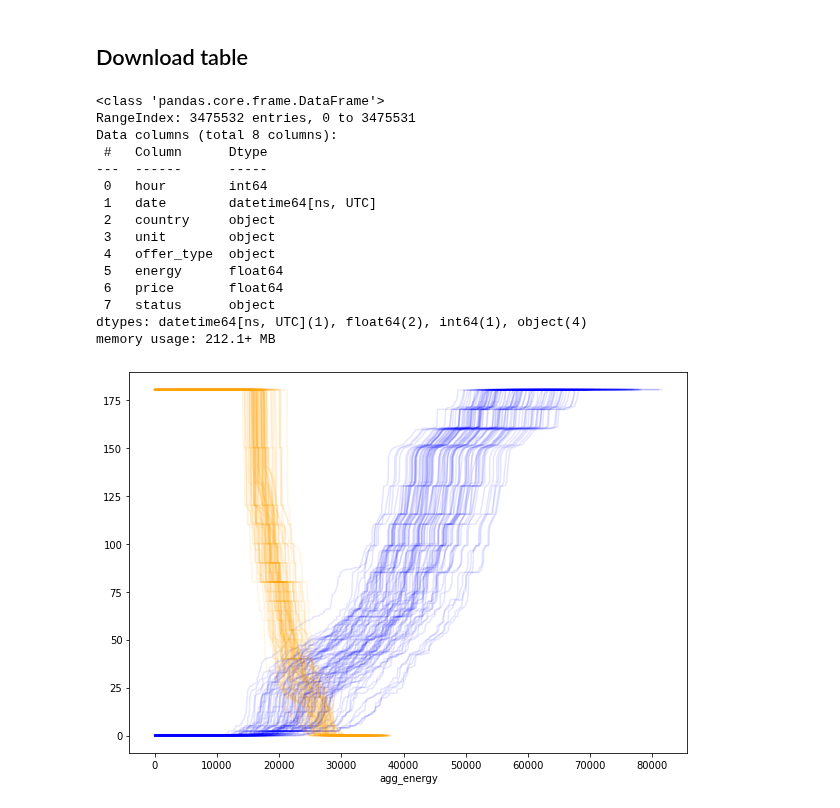
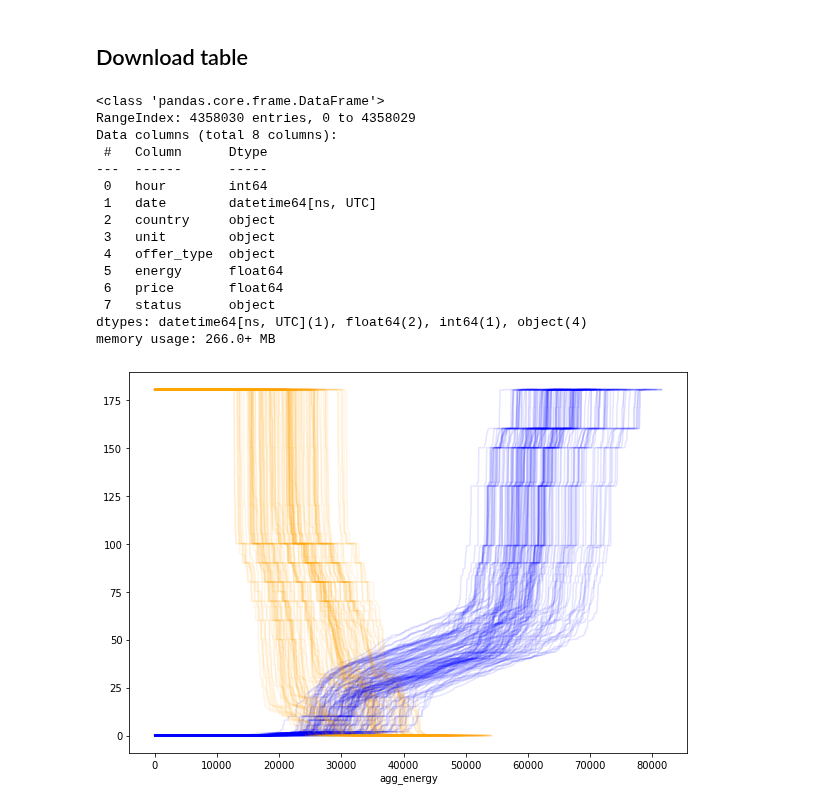
Before and after one commit to NonoMalpi/electricity, a Jupyter notebook: notebooks/AgentCurves.ipynb, the cells around one changed output. Cells and saved outputs as stored; diff of their text form; code cells hidden in the pictures.

```diff
--- a/notebooks/AgentCurves.ipynb
+++ b/notebooks/AgentCurves.ipynb
@@ -55,13 +58,13 @@ bq_manager.generate_hourly_offer_curve_tables(curve_parameter=OfferCurvesUnitsPa
 ## Download table
 # %%
 df = bq_manager.download_query_to_df(
-    query=f"SELECT * FROM {GCP.BigQuery.Omie.DATASET_ID}.{GCP.BigQuery.Omie.OFFER_CURVES_UNITS_TABLE_ID}_{2}"
+    query=f"SELECT * FROM {GCP.BigQuery.Omie.DATASET_ID}.{GCP.BigQuery.Omie.OFFER_CURVES_UNITS_TABLE_ID}_{21}"
 )
 # %%
 df.info()
 # %% [output]
 <class 'pandas.core.frame.DataFrame'>
-RangeIndex: 3475532 entries, 0 to 3475531
+RangeIndex: 4358030 entries, 0 to 4358029
 Data columns (total 8 columns):
  #   Column      Dtype
 ---  ------      -----
@@ -74,7 +77,7 @@ Data columns (total 8 columns):
  6   price       float64
  7   status      object
 dtypes: datetime64[ns, UTC](1), float64(2), int64(1), object(4)
-memory usage: 212.1+ MB
+memory usage: 266.0+ MB
 # %%
 df_ask = df[df["offer_type"] == OfferCurvesUnitsParams.OfferType.ask.value]
 df_bid = df[df["offer_type"] == OfferCurvesUnitsParams.OfferType.bid.value]
@@ -89,11 +92,11 @@ df_ask_date = df_ask.set_index("date")
 df_bid_date = df_bid.set_index("date")
 # %%
 fig, ax = plt.subplots(figsize=(10, 7))
-for date in pd.date_range(start="2016-01-01", end="2016-04-01", freq="D"):
+for date in pd.date_range(start="2020-01-01", end="2020-05-31", freq="D"):
     df_ask_date.loc[date].plot(x="agg_energy", y="price", ax=ax, label="", color="blue", alpha=0.1)
     df_bid_date.loc[date].plot(x="agg_energy", y="price", ax=ax, label="", color="orange", alpha=0.1)
 legend = ax.get_legend()
 legend.remove()
 # %% [output]
-[figure, old version]
+[figure, new version]
 # %%
```
Also changed, not shown: parts of 12 cells of this notebook.
